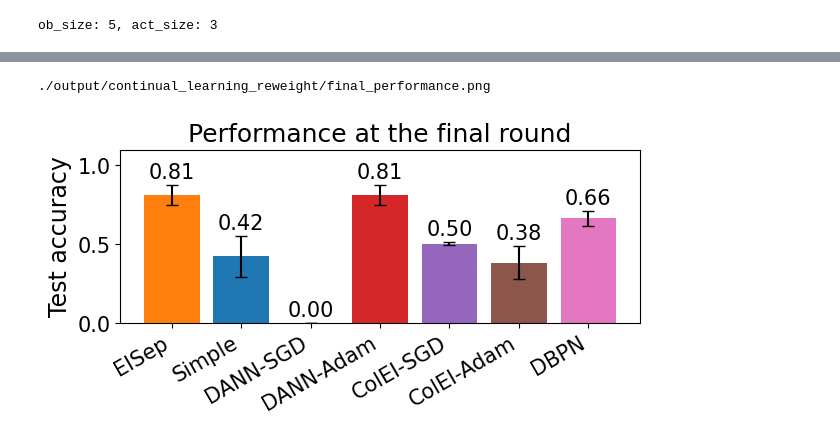
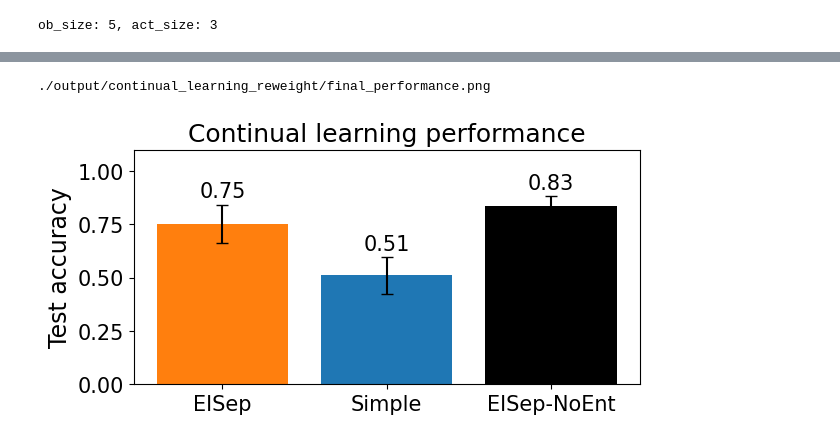
Before and after one commit to NeuroAIHub/EISep, a Jupyter notebook: docs/examples/supervised_sequential_learning.ipynb, the cells around one changed output, grey strips where cells are left out. Cells and saved outputs as stored; diff of their text form; code cells hidden in the pictures.

```diff
--- a/docs/examples/supervised_sequential_learning.ipynb
+++ b/docs/examples/supervised_sequential_learning.ipynb
@@ -91,7 +91,8 @@ def train(env, net, env_vec, epoch, batch_size, seq_len, lr):
         else:
             entropy_loss = 0.0
 
-        loss += entropy_loss * 1
+        loss += entropy_loss * 1.0
+        ###TODO: no entropy
         loss.backward()
 
         # 新增：收集实际权重矩阵的梯度
@@ -378,11 +374,13 @@ Best lrs: [0.01   0.005  0.1    0.0005 0.1    0.005  0.001  0.01   0.01   0.01
 # %%
 import os
 # model_names = ['eisep_init_ColEI', 'eisep_init_DBPN']
-model_names = ['dann_sgd', 'dann_adam', 'colei_sgd', 'colei_adam', 'dbpn']
+# model_names = ['dann_sgd', 'dann_adam', 'colei_sgd', 'colei_adam', 'dbpn']
+model_names = ['eisep', 'simple']
 # model_names = ['dbpn', 'colei_sgd', 'colei_adam', 'dann_sgd', 'dann_adam']
 # model_names = ['dann_sgd', 'dann_adam', 'colei_sgd', 'colei_adam', 'dbpn', 'absolute_eisep', 'fixed_eisep', 'entryei', 'eisep_init_ColEI', 'eisep_init_DBPN']
 
 lrs = [best_lr_dict[model_name] for model_name in model_names]
+# lrs = [0.01]
 print(lrs)
 # lrs = [5e-3]
 # model_names = ['eisep']
@@ -390,7 +388,7 @@ for i, model_name in enumerate(model_names):
     print(model_name)
     info = multiple_train(model_name, lrs[i])
     # path = f'./result/continual_learning_gradient_alignment_reorder/lr{lrs[i]}_{model_name}_info.pkl'
-    path = f'./result/continual_learning_reweight/lr{lrs[i]}_{model_name}_info.pkl'
+    path = f'./result/continual_learning_gradient_alignment/lr{lrs[i]}_{model_name}_info.pkl'
     os.makedirs(os.path.dirname(path), exist_ok=True)
     with open(path, 'wb') as f:
         pkl.dump(info, f)
@@ -415,20 +416,23 @@ KeyboardInterrupt:
 import pickle as pkl
 import numpy as np
 import os
-# model_names = ['eisep', 'simple']
-# legend_names = ['EISep', 'Simple']
-# model_colors = ['C1', 'C0']
+# model_names = ['eisep', 'simple', 'eisep_relu', 'simple_relu']
+# legend_names = ['EISep', 'Simple', 'EISep-ReLU', 'Simple-ReLU']
+model_names = ['eisep', 'simple', 'eisep_noentropy']
+legend_names = ['EISep', 'Simple', 'EISep-NoEnt']
+model_colors = ['C1', 'C0', 'black']
 
-model_names = ['eisep', 'simple', 'dann_sgd', 'dann_adam', 'colei_sgd', 'colei_adam', 'dbpn']
-legend_names = ['EISep', 'Simple', 'DANN-SGD', 'DANN-Adam', 'ColEI-SGD', 'ColEI-Adam', 'DBPN']
-model_colors = ['C1', 'C0', 'C2', 'C3', 'C4', 'C5', 'C6', 'C7', 'C8', 'C9']
+# model_names = ['eisep', 'simple', 'dann_sgd', 'dann_adam', 'colei_sgd', 'colei_adam', 'dbpn']
+# legend_names = ['EISep', 'Simple', 'DANN-SGD', 'DANN-Adam', 'ColEI-SGD', 'ColEI-Adam', 'DBPN']
+# model_colors = ['C1', 'C0', 'C2', 'C3', 'C4', 'C5', 'C6', 'C7', 'C8', 'C9']
 
-# model_names = ['eisep', 'simple', 'absolute_eisep', 'fixed_eisep', 'entryei', 'eisep_init_ColEI', 'eisep_init_DBPN']
-# legend_names = ['EISep', 'Simple', 'Abs-EISep', 'Fixed-EISep', 'EntryEI', 'EISep(N1)', 'EISep(N2)']
-# model_colors = ['C1', 'C0', 'C7', 'C8', 'C9', '#E69F00', '#009E73']
+# model_names = ['eisep', 'simple', 'cstr_simple','absolute_eisep', 'fixed_eisep', 'entryei', 'eisep_init_ColEI', 'eisep_init_DBPN']
+# legend_names = ['EISep', 'Simple', 'Cstr-Simple', 'Abs-EISep', 'Fixed-EISep', 'EntryEI', 'EISep(N1)', 'EISep(N2)']
+# model_colors = ['C1', 'C0', '#2F2F2F','C7', 'C8', 'C9', '#E69F00', '#009E73']
 
-lrs = [best_lr_dict[model_name] for model_name in model_names]
-paths = [f'./result/continual_learning_reweight/hidden_64/lr{lr}_{model_name}_info.pkl' for model_name, lr in zip(model_names, lrs)]
+# lrs = [best_lr_dict[model_name] for model_name in model_names]
+lrs = [0.01, 0.005,0.01]
+paths = [f'./result/continual_learning_reweight/lr{lr}_{model_name}_info.pkl' for model_name, lr in zip(model_names, lrs)]
 # paths = [f'./result/continual_learning_gradient_alignment_reorder/lr{lr}_{model_name}_info.pkl' for model_name, lr in zip(model_names, lrs)]
 for i in range(len(paths)):
     print(paths[i])
@@ -653,32 +634,33 @@ print(figpath)
 # %%
 from net.common import savefig
 final_performance_stes = np.zeros((len(infos),2))
 for i in range(len(infos)):
     test_perf = test_perfs[i]
     assert test_perf.shape == (n_seed, repeat_times, len(envs), len(envs))
     test_perf_mean = test_perf.mean(0)
     test_perf_ste = test_perf.std(0)/np.sqrt(n_seed)
     final_performance = test_perf_mean[-1].mean()
     final_ste = test_perf_ste[-1].mean()
     final_performance_stes[i,0] = final_performance
     final_performance_stes[i,1] = final_ste
 
 fontsize = 15
 fig, ax = plt.subplots(1,1,figsize=(6,3), constrained_layout=True)
 for i in range(len(model_names)):
     bars = ax.bar(i, final_performance_stes[i,0], yerr=final_performance_stes[i,1], capsize=4, color=model_colors[i])
     ax.bar_label(bars, fmt='%.2f', padding=2, fontsize=15)
 
 ax.set_ylim(0,1.1)
 ax.set_xticks(np.arange(len(model_names)))
-ax.set_xticklabels(legend_names[:len(model_names)], rotation=30, ha='right', fontsize=12)
+# ax.set_xticklabels(legend_names[:len(model_names)], rotation=30, ha='right', fontsize=12)
+ax.set_xticklabels(legend_names[:len(model_names)], rotation=0, ha='center', fontsize=12)
 ax.set_ylabel('Test accuracy', fontsize=fontsize+2)
-ax.set_title('Performance at the final round', fontsize=fontsize+3)
+ax.set_title('Continual learning performance', fontsize=fontsize+3)
 ax.tick_params(labelsize=fontsize)
 savefig('./output/continual_learning_reweight/final_performance.png', dpi=400)
 # %% [output]
 ./output/continual_learning_reweight/final_performance.png
-[figure, old version]
+[figure, new version]
 # %%
 fig, ax = plt.subplots(1,1, figsize=(5,1), constrained_layout=True)
 # titles = ['EISep, lr=1e-2', 'Simple, lr=5e-3', 'Simple, lr=1e-2']
```
Also changed, not shown: parts of 17 cells of this notebook, 56 other files.
